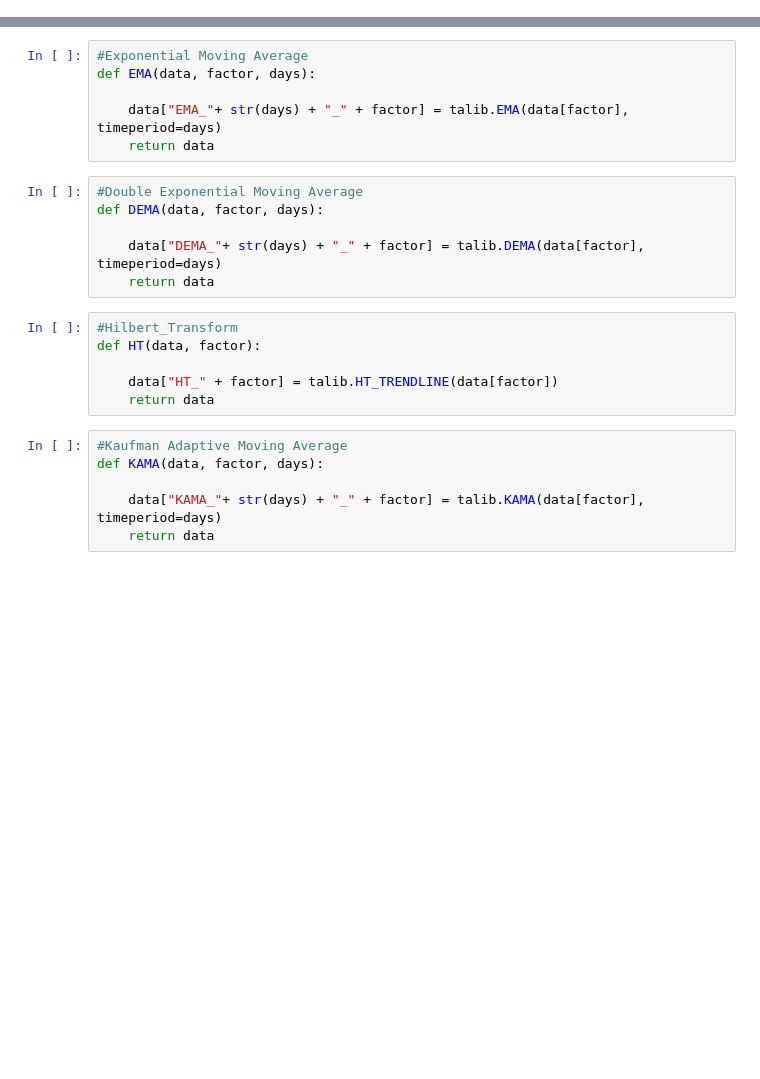
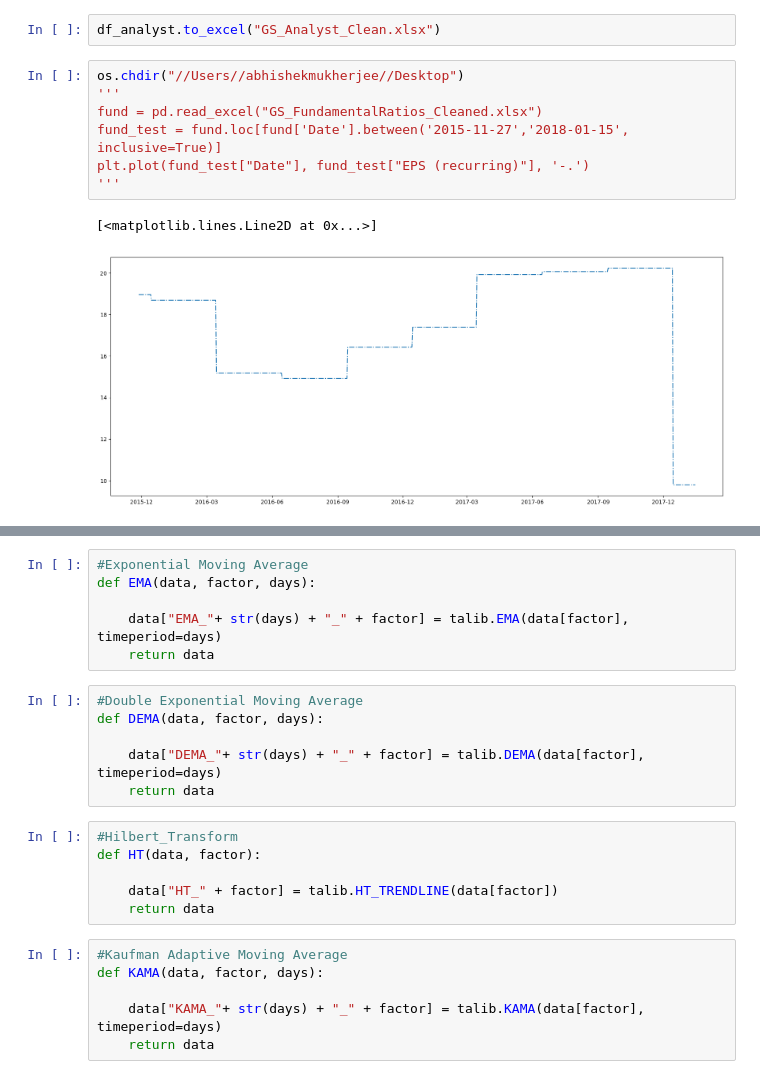
Before and after one commit to abhishekprog0/EventPrediction_DeepLearning, a Jupyter notebook: EarningPrediction_SingleStock.ipynb, the cells around one changed output, grey strips where cells are left out. Drawn from its saved outputs; the diff is of its cells as text; blank space fills up the shorter version.

```diff
--- a/EarningPrediction_SingleStock.ipynb
+++ b/EarningPrediction_SingleStock.ipynb
@@ -61 +232,13 @@ print (stock)
+# %%
+df_analyst.to_excel("GS_Analyst_Clean.xlsx")
+# %%
+os.chdir("//Users//abhishekmukherjee//Desktop")
+'''
+fund = pd.read_excel("GS_FundamentalRatios_Cleaned.xlsx")
+fund_test = fund.loc[fund['Date'].between('2015-11-27','2018-01-15', inclusive=True)]
+plt.plot(fund_test["Date"], fund_test["EPS (recurring)"], '-.')
+'''
+# %% [output]
+[<matplotlib.lines.Line2D at 0x...>]
+[figure, added]
 # %%
```
Also changed, not shown: parts of 38 cells of this notebook.
